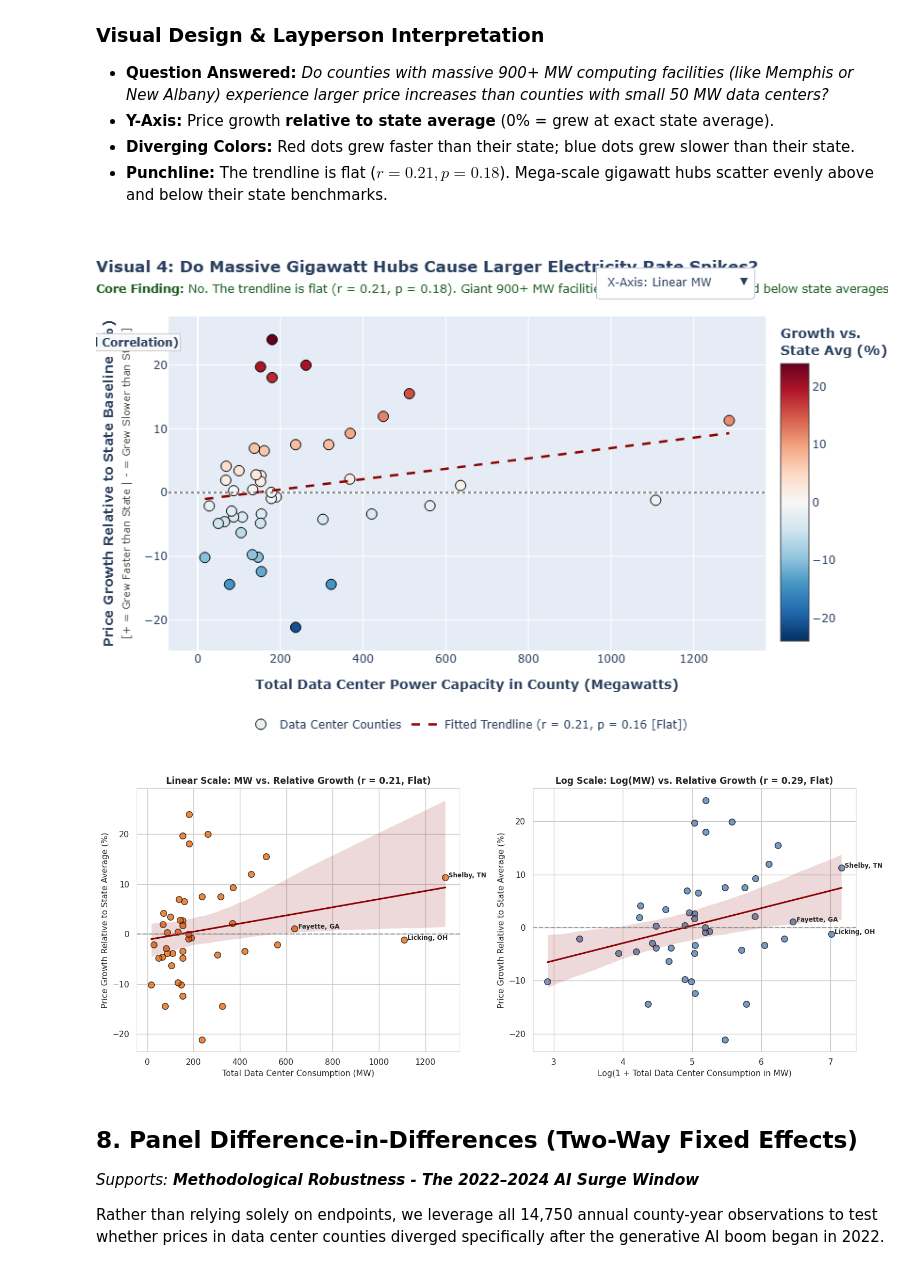
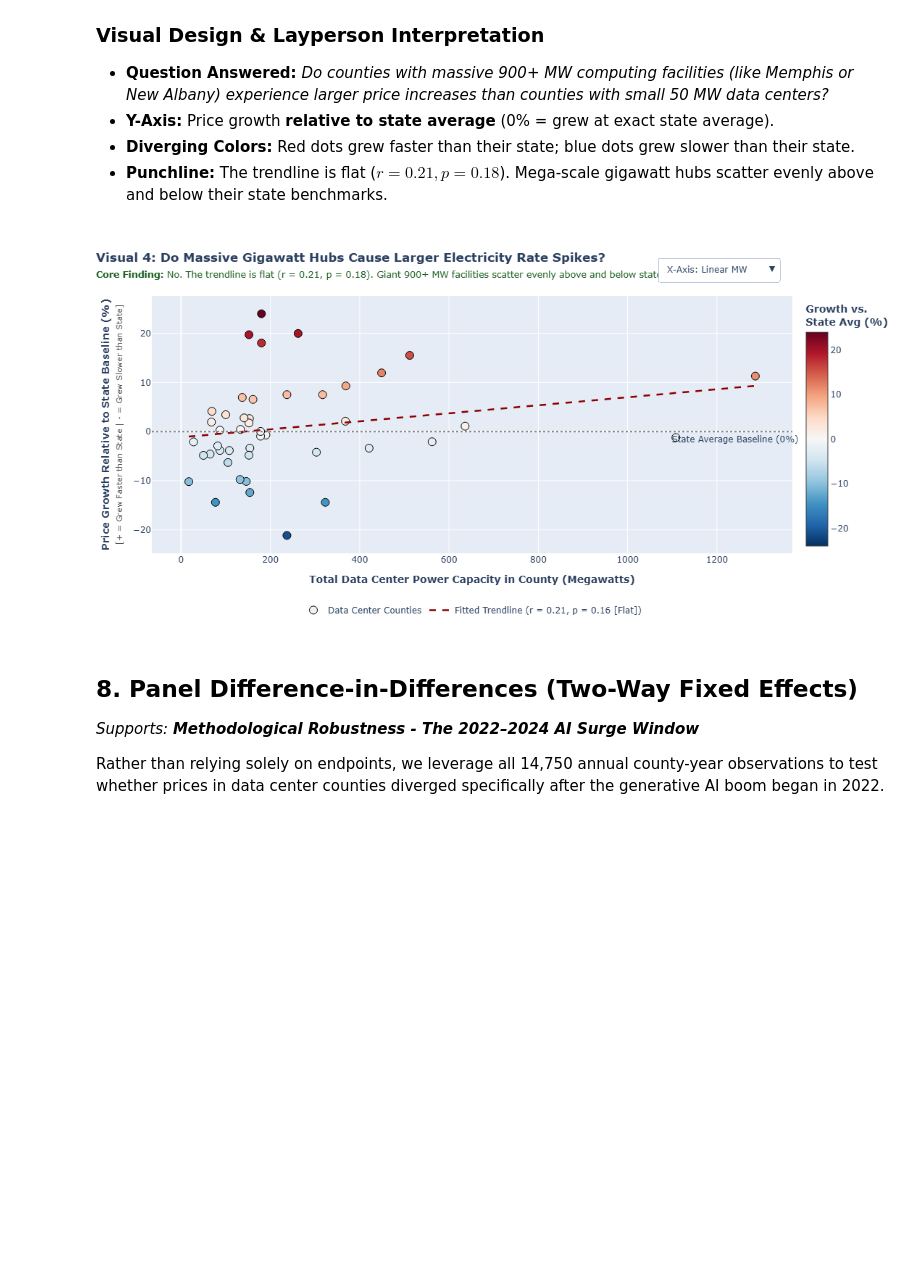
Before and after one commit to AadiVasa1/Data-Visualization-AI-Datacenters, a Jupyter notebook: AI_Datacenters_slop.ipynb, the cells around one changed output. Saved outputs shown, nothing was run; the diff lists cells and outputs as text; code cells hidden in the pictures; blank space fills up the shorter version.

```diff
--- a/AI_Datacenters_slop.ipynb
+++ b/AI_Datacenters_slop.ipynb
@@ -792,88 +792,43 @@ fig4.add_trace(go.Scatter(
 # Horizontal zero line
 fig4.add_hline(y=0, line_dash="dot", line_color="gray", annotation_text="State Average Baseline (0%)", annotation_position="bottom right")
 
-annots_linear = [
-    dict(x=0.02, y=0.95, xref="paper", yref="paper", text=f"<b>Pearson r = {r_linear:.2f} (p = {p_linear:.2f}, No Statistical Correlation)</b>", showarrow=False, bgcolor="#F8F9FA", bordercolor="#CCCCCC", borderwidth=1)
-]
-
-annots_log = [
-    dict(x=0.02, y=0.95, xref="paper", yref="paper", text=f"<b>Pearson Log r = {r_log:.2f} (p = {p_log:.2f}, No Statistical Correlation)</b>", showarrow=False, bgcolor="#F8F9FA", bordercolor="#CCCCCC", borderwidth=1)
-]
-
 fig4.update_layout(
     title=dict(
         text="<b>Visual 4: Do Massive Gigawatt Hubs Cause Larger Electricity Rate Spikes?</b><br><span style='font-size:12.5px; color:#1B5E20;'><b>Core Finding:</b> No. The trendline is flat (r = 0.21, p = 0.18). Giant 900+ MW facilities scatter evenly above and below state averages.</span>",
         x=0.0, xanchor="left"
     ),
     xaxis=dict(title="<b>Total Data Center Power Capacity in County (Megawatts)</b>"),
     yaxis=dict(title="<b>Price Growth Relative to State Baseline (%)</b><br><span style='font-size:11px; color:#555;'>[+ = Grew Faster than State | - = Grew Slower than State]</span>"),
     legend=dict(orientation="h", yanchor="top", y=-0.18, xanchor="center", x=0.5),
     updatemenus=[
         dict(
             buttons=[
                 dict(
                     label="X-Axis: Linear MW",
                     method="update",
                     args=[{"visible": [True, True, False, False]},
                           {"xaxis": {"title": "<b>Total Data Center Power Capacity in County (Megawatts)</b>"},
-                           "annotations": annots_linear}]
+                           "annotations": []}]
                 ),
                 dict(
                     label="X-Axis: Log(1 + MW)",
                     method="update",
                     args=[{"visible": [False, False, True, True]},
                           {"xaxis": {"title": "<b>Log(1 + Total Data Center Power in MW)</b>"},
-                           "annotations": annots_log}]
+                           "annotations": []}]
                 )
             ],
             direction="down", showactive=True,
             x=0.98, xanchor="right", y=1.15, yanchor="top"
         )
     ],
-    annotations=annots_linear,
+    annotations=[],
     height=560,
     margin=dict(l=60, r=40, t=95, b=110)
 )
 fig4.show()
-
-# 2. Companion Static Matplotlib + Seaborn Regplots
-fig, axes = plt.subplots(1, 2, figsize=(15, 6))
-
-sns.regplot(
-    data=treat_panel, x='total_power_consumption_mw', y='Growth_Demeaned',
-    scatter_kws={'alpha': 0.75, 'color': COLOR_TREATMENT, 's': 70, 'edgecolor': 'black'},
-    line_kws={'color': 'darkred', 'linewidth': 2.2},
-    ax=axes[0]
-)
-axes[0].axhline(0, color='gray', linestyle='--', alpha=0.7)
-axes[0].set_title(f"Linear Scale: MW vs. Relative Growth (r = {r_linear:.2f}, Flat)", fontsize=12, fontweight='bold')
-axes[0].set_xlabel("Total Data Center Consumption (MW)", fontsize=11)
-axes[0].set_ylabel("Price Growth Relative to State Average (%)", fontsize=11)
-
-top3_lin = treat_panel.nlargest(3, 'total_power_consumption_mw')
-for _, row in top3_lin.iterrows():
-    axes[0].text(row['total_power_consumption_mw'] + 15, row['Growth_Demeaned'], f"{row['County']}, {row['State']}", fontsize=8.5, weight='bold')
-
-sns.regplot(
-    data=treat_panel, x='Log_MW', y='Growth_Demeaned',
-    scatter_kws={'alpha': 0.75, 'color': COLOR_CONTROL, 's': 70, 'edgecolor': 'black'},
-    line_kws={'color': 'darkred', 'linewidth': 2.2},
-    ax=axes[1]
-)
-axes[1].axhline(0, color='gray', linestyle='--', alpha=0.7)
-axes[1].set_title(f"Log Scale: Log(MW) vs. Relative Growth (r = {r_log:.2f}, Flat)", fontsize=12, fontweight='bold')
-axes[1].set_xlabel("Log(1 + Total Data Center Consumption in MW)", fontsize=11)
-axes[1].set_ylabel("Price Growth Relative to State Average (%)", fontsize=11)
-
-top3_log = treat_panel.nlargest(3, 'Log_MW')
-for _, row in top3_log.iterrows():
-    axes[1].text(row['Log_MW'] + 0.05, row['Growth_Demeaned'], f"{row['County']}, {row['State']}", fontsize=8.5, weight='bold')
-
-plt.tight_layout()
-plt.show()
 # %% [output]
-[figure, old version]
+[figure, new version]
-[figure, removed]
 # %% [markdown]
 ## 8. Panel Difference-in-Differences (Two-Way Fixed Effects)
 *Supports: **Methodological Robustness - The 2022–2024 AI Surge Window***
```
Also changed, not shown: parts of 1 cell of this notebook, 1 other file.
